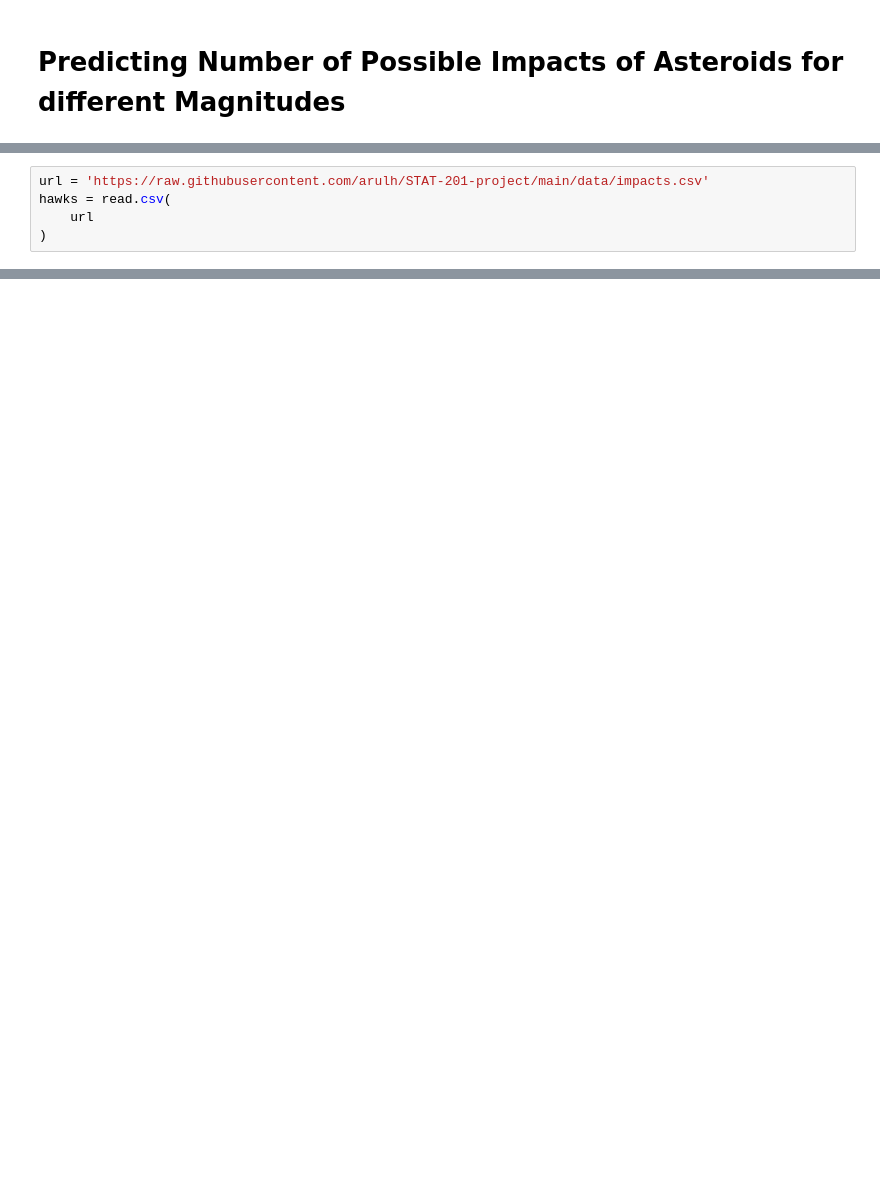
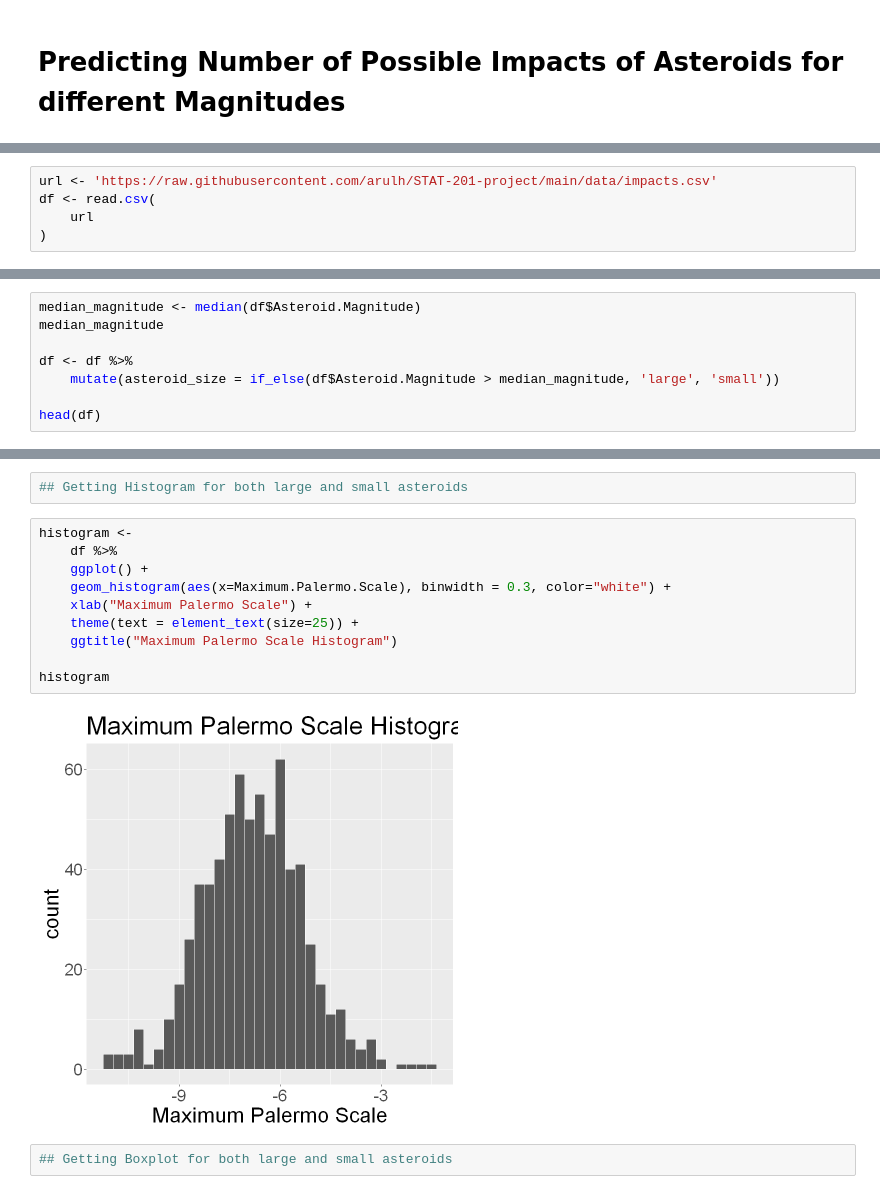
Before and after one commit to arulh/STAT-201-project, a Jupyter notebook: Asteroids.ipynb, the cells around one changed output, grey strips where cells are left out. Drawn from its saved outputs; the diff is of its cells as text; blank space fills up the shorter version.

Commit message:
Put in plots

```diff
--- a/Asteroids.ipynb
+++ b/Asteroids.ipynb
@@ -5,6 +12,6 @@ data <- read.csv("data/impacts.csv")
 # %%
-url = 'https://raw.githubusercontent.com/arulh/STAT-201-project/main/data/impacts.csv'
-hawks = read.csv(
+url <- 'https://raw.githubusercontent.com/arulh/STAT-201-project/main/data/impacts.csv'
+df <- read.csv(
     url
 )
 # %%
@@ -21,0 +31,8 @@ A data.frame: 6 × 11
+# %%
+median_magnitude <- median(df$Asteroid.Magnitude)
+median_magnitude
+
+df <- df %>%
+    mutate(asteroid_size = if_else(df$Asteroid.Magnitude > median_magnitude, 'large', 'small'))
+
+head(df)
@@ -21,0 +81,16 @@ A data.frame: 6 × 11
+# %%
+## Getting Histogram for both large and small asteroids
+# %%
+histogram <-
+    df %>%
+    ggplot() +
+    geom_histogram(aes(x=Maximum.Palermo.Scale), binwidth = 0.3, color="white") +
+    xlab("Maximum Palermo Scale") +
+    theme(text = element_text(size=25)) +
+    ggtitle("Maximum Palermo Scale Histogram")
+
+histogram
+# %% [output]
+[figure, added]
+# %%
+## Getting Boxplot for both large and small asteroids
```
Also changed, not shown: parts of 11 cells of this notebook.
